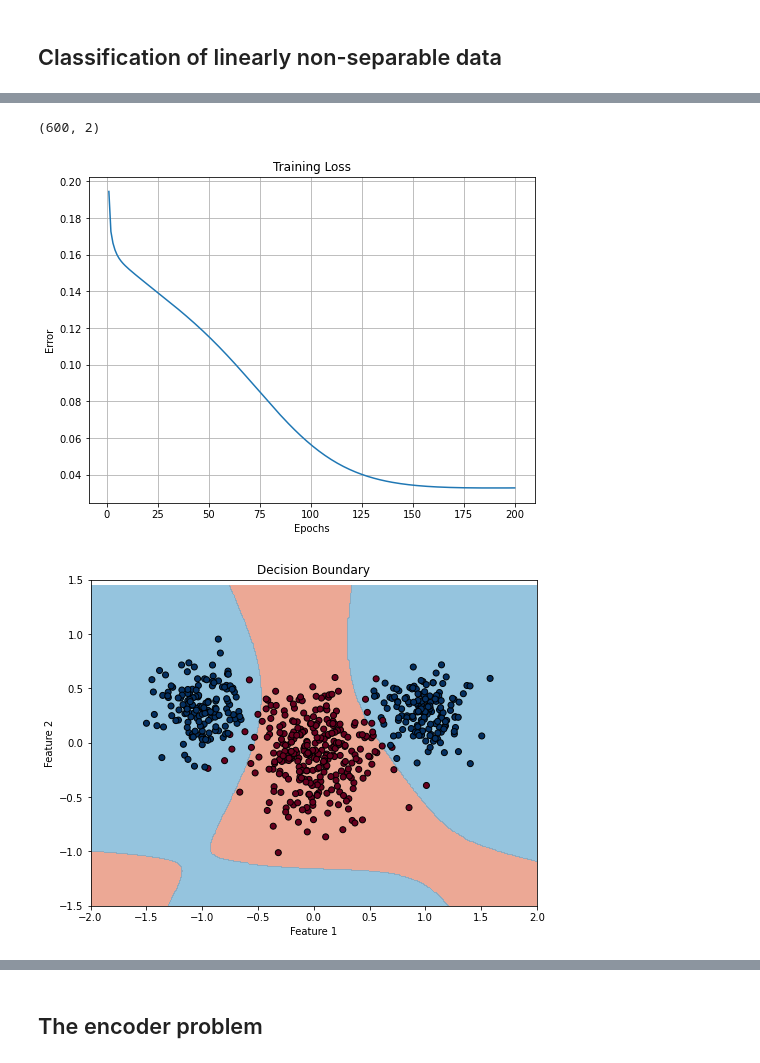
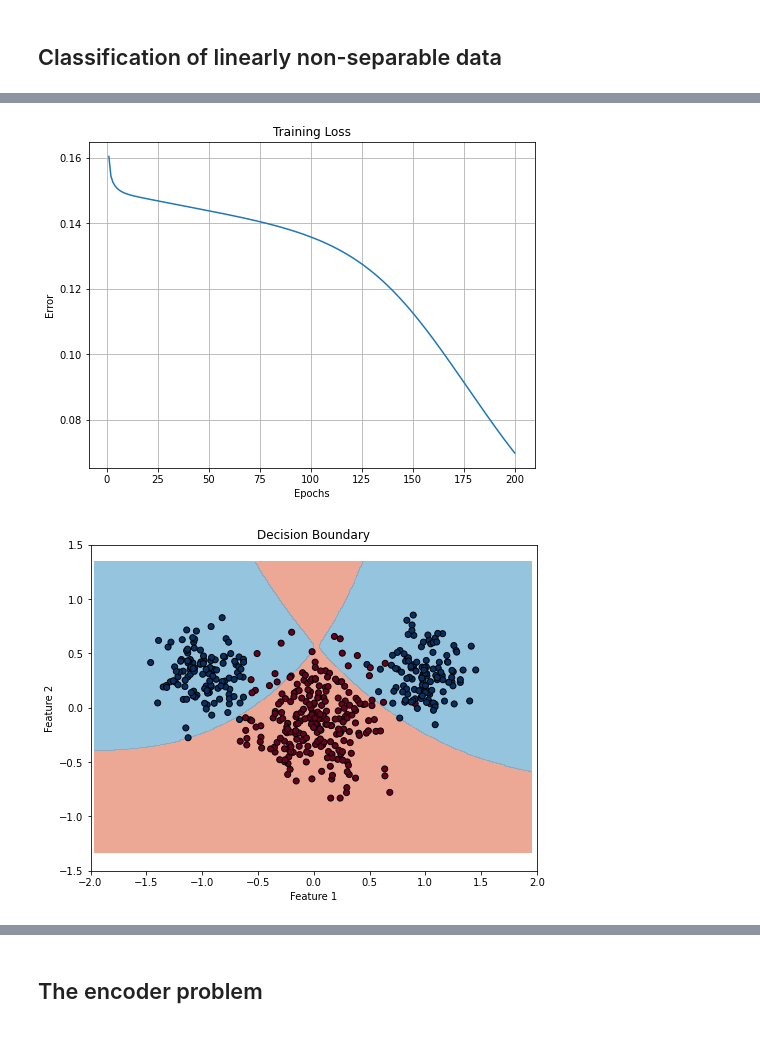
Before and after one commit to kyebinan/Deep_Learning_KTH, a Jupyter notebook: LAB1B/notebook2.ipynb, the cells around one changed output, grey strips where cells are left out. Drawn from its saved outputs; the diff is of its cells as text; code cells hidden in the pictures.

```diff
--- a/LAB1B/notebook2.ipynb
+++ b/LAB1B/notebook2.ipynb
@@ -9,7 +12,8 @@ import utils
 # %% [markdown]
 ## Classification of linearly non-separable data
 # %%
-classA, classB = dg.generate_data(ndata=300)
+ndata=300
+classA, classB = dg.generate_data(ndata=ndata)
 dg.visualize_data(classA, classB)
 classA.shape
 # %% [output]
@@ -17,17 +21,21 @@ classA.shape
 (300, 2)
-# %%
-# shuffle the samples
-data, label = dg.shuffle_data(classA, classB)
-data.shape
-# %% [output]
-(600, 2)
+# %%
+# shuffle the samples
+middle = ndata//2
+per = int(ndata*0.2)
+
+i = middle-(per//2)
+j = middle+(per//2)
+data = np.vstack((classA[:i,:], classA[j:,:]))
+X_train, y_train = dg.shuffle_data(data, classB[per:,:])
+X_test, y_test = dg.shuffle_data(classA[i:j,:], classB[:per,:])
 # %%
 input_dim = 2
-hidden_dim = 12
+hidden_dim = 6
 output_dim = 1
 
 perceptron = mlp.MultiLayersPerceptron(input_dim, hidden_dim, output_dim, task=mlp.TASK1)
-perceptron.train(data, label, epochs=200, lr = 0.0075, batch_size=50)
+perceptron.train(X_train, y_train, epochs=200, lr = 0.0075, batch_size=50)
 # %% [output]
-[figure, old version]
+[figure, new version]
-[figure, old version]
+[figure, new version]
```
Also changed, not shown: parts of 7 cells of this notebook.
